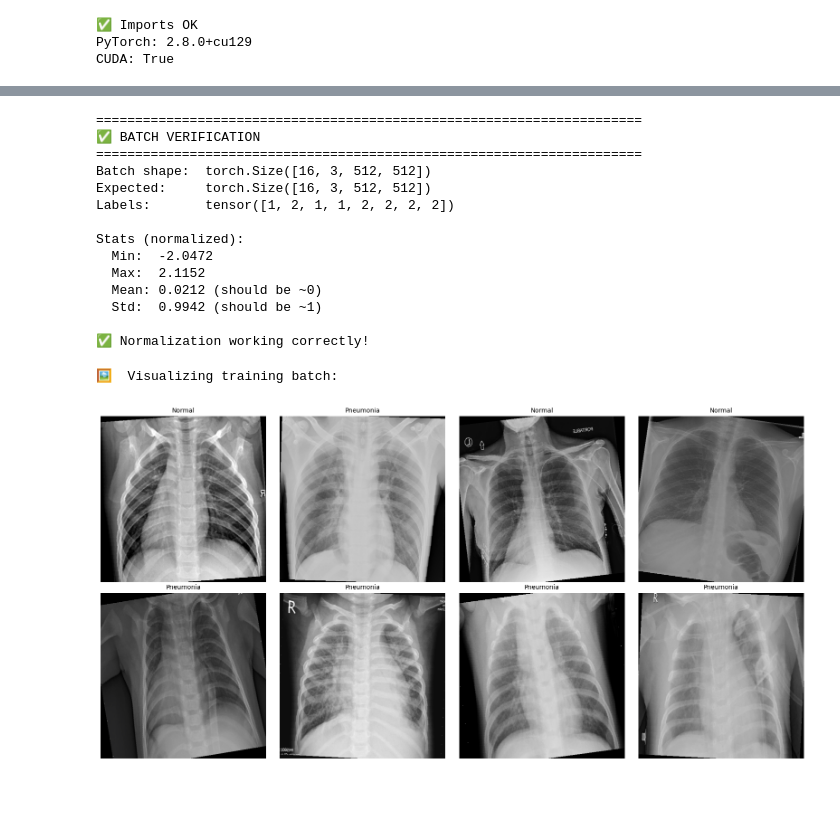
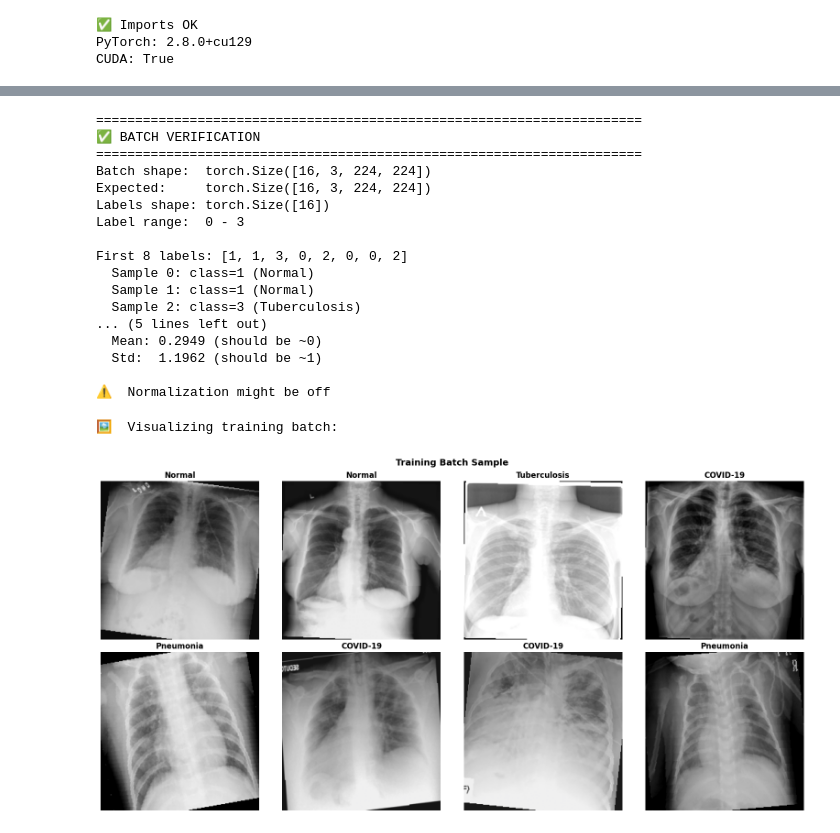
Before and after one commit to HuuKhanh19/project-intro-ml, a Jupyter notebook: notebooks/03_test_dataloader.ipynb, the cells around one changed output, grey strips where cells are left out. Saved outputs shown, nothing was run; the diff lists cells and outputs as text; code cells hidden in the pictures; blank space fills up the shorter version.

```diff
--- a/notebooks/03_test_dataloader.ipynb
+++ b/notebooks/03_test_dataloader.ipynb
@@ -95,62 +216,81 @@ print(f"  Test:  {len(test_loader)} batches")
 # %%
-# Cell 6: Test loading
+# ============================================================================
+# Cell 6: Test loading & verify
+# ============================================================================
 images, labels = next(iter(train_loader))
 
 print("\n" + "=" * 70)
 print("✅ BATCH VERIFICATION")
 print("=" * 70)
 print(f"Batch shape:  {images.shape}")
-print(f"Expected:     torch.Size([{batch_size}, 3, 512, 512])")
-print(f"Labels:       {labels[:8]}")
-print(f"\nStats (normalized):")
+print(f"Expected:     torch.Size([{batch_size}, 3, {image_size}, {image_size}])")
+print(f"Labels shape: {labels.shape}")
+print(f"Label range:  {labels.min().item()} - {labels.max().item()}")
+
+print(f"\nFirst 8 labels: {labels[:8].tolist()}")
+for i in range(min(4, len(labels))):
+    print(f"  Sample {i}: class={labels[i].item()} ({train_dataset.classes[labels[i]]})")
+
+print(f"\nNormalized stats:")
 print(f"  Min:  {images.min():.4f}")
 print(f"  Max:  {images.max():.4f}")
 print(f"  Mean: {images.mean():.4f} (should be ~0)")
 print(f"  Std:  {images.std():.4f} (should be ~1)")
 
-if abs(images.mean()) < 0.1 and abs(images.std()-1) < 0.2:
+if abs(images.mean()) < 0.2 and abs(images.std()-1) < 0.3:
     print("\n✅ Normalization working correctly!")
+else:
+    print("\n⚠️  Normalization might be off")
 # %% [output]
 ======================================================================
 ✅ BATCH VERIFICATION
 ======================================================================
-Batch shape:  torch.Size([16, 3, 512, 512])
-Expected:     torch.Size([16, 3, 512, 512])
-Labels:       tensor([1, 2, 1, 1, 2, 2, 2, 2])
+Batch shape:  torch.Size([16, 3, 224, 224])
+Expected:     torch.Size([16, 3, 224, 224])
+Labels shape: torch.Size([16])
+Label range:  0 - 3
 
-Stats (normalized):
-  Min:  -2.0472
-  Max:  2.1152
-  Mean: 0.0212 (should be ~0)
-  Std:  0.9942 (should be ~1)
+First 8 labels: [1, 1, 3, 0, 2, 0, 0, 2]
+  Sample 0: class=1 (Normal)
+  Sample 1: class=1 (Normal)
+  Sample 2: class=3 (Tuberculosis)
+... (5 lines left out)
+  Mean: 0.2949 (should be ~0)
+  Std:  1.1962 (should be ~1)
 
-✅ Normalization working correctly!
+⚠️  Normalization might be off
 # %%
+# ============================================================================
 # Cell 7: Visualize batch
+# ============================================================================
 def denormalize(tensor, mean, std):
+    """Denormalize image tensor"""
     t = tensor.clone()
     for i, (m, s) in enumerate(zip(mean, std)):
         t[i] = t[i] * s + m
     return t
 
-def show_batch(images, labels, classes, n=8):
+def show_batch(images, labels, classes, mean, std, n=8):
+    """Show batch of images"""
     fig, axes = plt.subplots(2, 4, figsize=(16, 8))
     axes = axes.flatten()
 
     for i in range(min(n, len(images))):
         img = denormalize(images[i], mean, std)
-        img = img.permute(1, 2, 0).numpy().clip(0, 1)
+        img = img.permute(1, 2, 0).numpy()
+        img = np.clip(img, 0, 1)
 
         axes[i].imshow(img)
-        axes[i].set_title(f"{classes[labels[i]]}", fontsize=10)
+        axes[i].set_title(f"{classes[labels[i]]}", fontsize=12, fontweight='bold')
         axes[i].axis('off')
 
+    plt.suptitle("Training Batch Sample", fontsize=14, fontweight='bold')
     plt.tight_layout()
     plt.show()
 
 print("\n🖼️  Visualizing training batch:")
-show_batch(images, labels, train_dataset.classes)
+show_batch(images, labels, train_dataset.classes, mean, std)
 # %% [output]
 🖼️  Visualizing training batch:
-[figure, old version]
+[figure, new version]
 # %%
```
Also changed, not shown: parts of 9 cells of this notebook, 5 other files.
